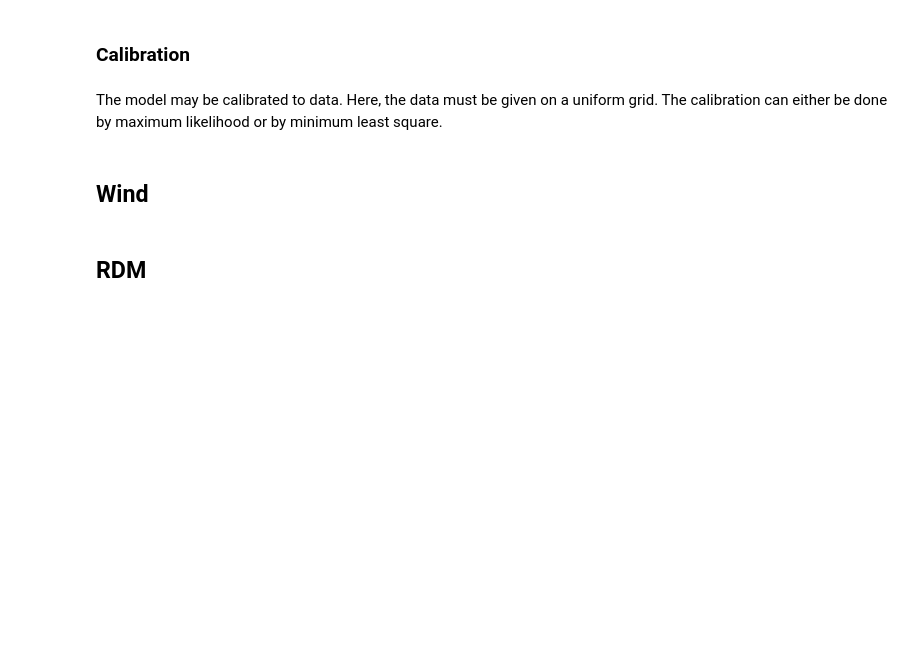
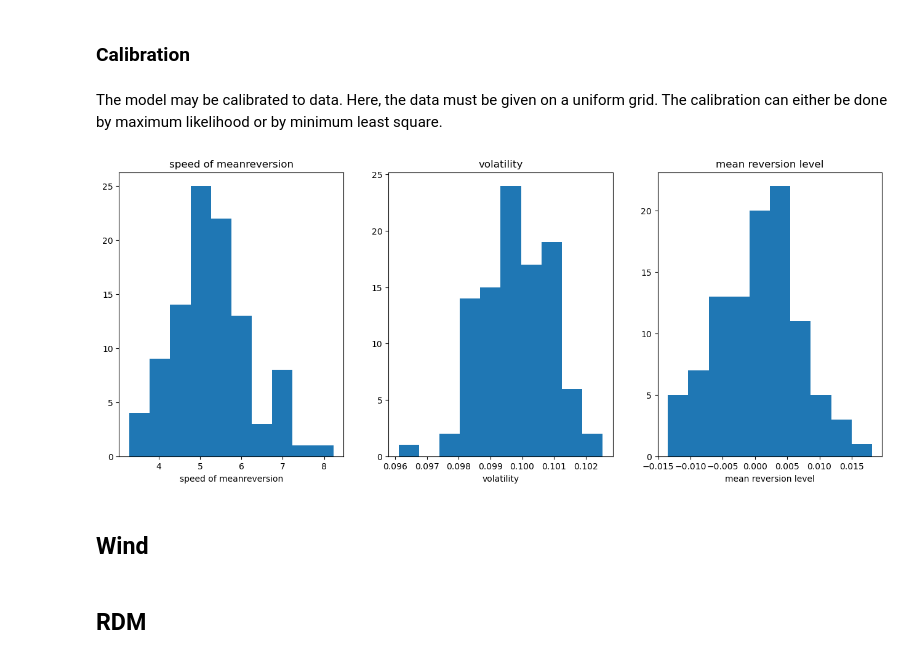
Before and after one commit to hnguyen-RIVACON/RiVaPy, a Jupyter notebook: notebooks/models/residual_demand_model.ipynb, the cells around one changed output. Cells and saved outputs as stored; diff of their text form; code cells hidden in the pictures; blank space fills up the shorter version.

```diff
--- a/notebooks/models/residual_demand_model.ipynb
+++ b/notebooks/models/residual_demand_model.ipynb
@@ -62,31 +66,33 @@ The model may be calibrated to data. Here, the data must be given on a uniform g
 # %%
 sim.shape
 timegrid = np.arange(0.0,10.0,1.0/365.0) # simulate on daily timegrid over 5yrs horizon
 
 iters = 100
 mean_reversion_speed, volatility, mean_level = np.empty((iters,)), np.empty((iters,)), np.empty((iters,))
 
 for i in range (iters):
     ou_model = OrnsteinUhlenbeck(speed_of_mean_reversion = 5.0, volatility=0.1)
-    sim = ou_model.simulate(timegrid, start_value=0.2,rnd=np.random.normal(size=(1, timegrid.shape[0])))
+    sim = ou_model.simulate(timegrid, start_value=0.2,rnd=np.random.normal(size=(timegrid.shape[0], 1)))
     ou_model.calibrate(sim.reshape((-1)),dt=1.0/365.0, method = 'minimum_least_square')
     mean_reversion_speed[i] = ou_model.speed_of_mean_reversion
     volatility[i] = ou_model.volatility
     mean_level[i] = ou_model.mean_reversion_level
 
 plt.figure(figsize=(16,6))
 plt.subplot(1,3,1)
 plt.hist(mean_reversion_speed, bins=10)
 plt.title('speed of meanreversion')
 plt.xlabel('speed of meanreversion')
 plt.subplot(1,3,2)
 plt.hist(volatility, bins=10)
 plt.title('volatility')
 plt.xlabel('volatility')
 plt.subplot(1,3,3)
 plt.hist(mean_level, bins=10)
 plt.title('mean reversion level')
 plt.xlabel('mean reversion level');
+# %% [output]
+[figure, added]
 # %% [markdown]
 ## Wind
 # %% [markdown]
```
Also changed, not shown: parts of 3 cells of this notebook, 1 other file.
